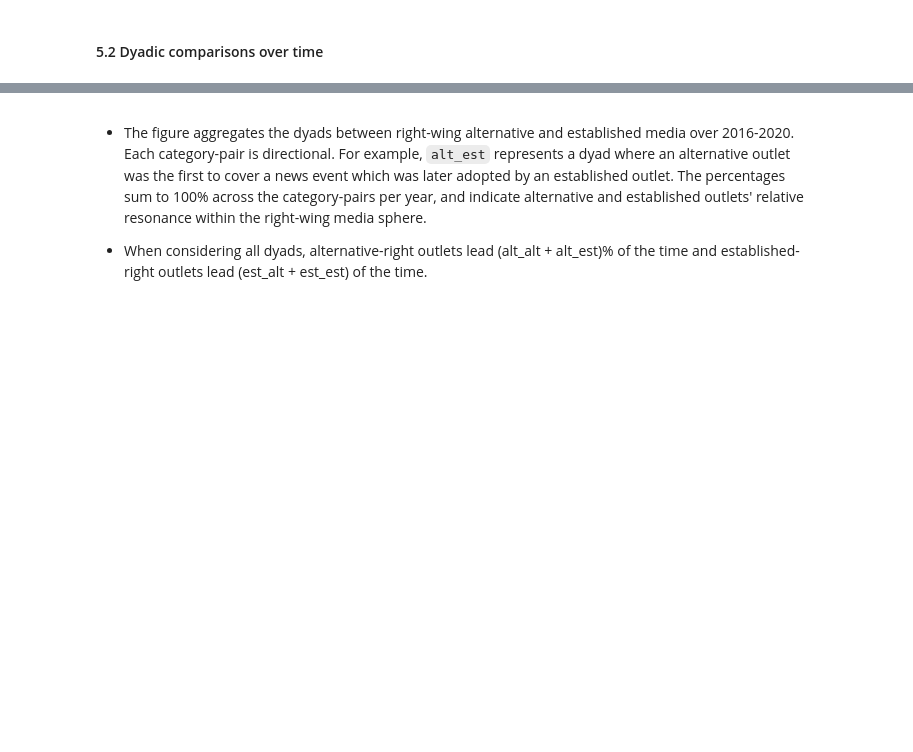
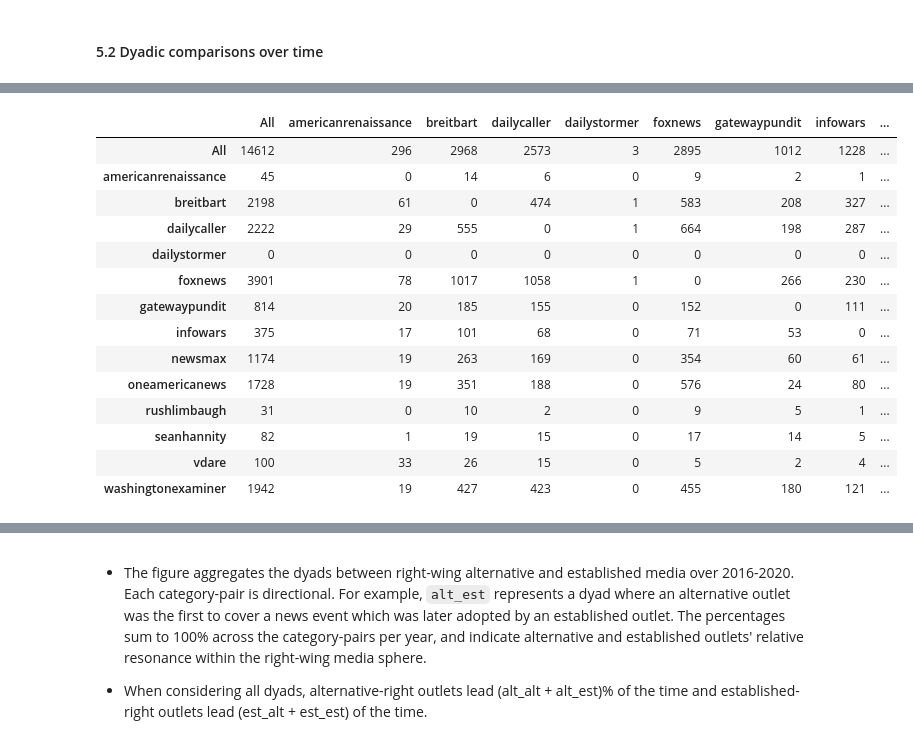
Before and after one commit to wlmwng/us-right-media, a Jupyter notebook: usrightmedia/code/09-analysis/01-newsevents-dyadic-comparison.ipynb, the cells around one changed output, grey strips where cells are left out. Cells and saved outputs as stored; diff of their text form; code cells hidden in the pictures; blank space fills up the shorter version.

```diff
--- a/usrightmedia/code/09-analysis/01-newsevents-dyadic-comparison.ipynb
+++ b/usrightmedia/code/09-analysis/01-newsevents-dyadic-comparison.ipynb
@@ -396,0 +488,18 @@ dyadic_count_ideo
+# %%
+dyadic_count_doctype_2019
+# %% [output]
+|  | All | americanrenaissance | breitbart | dailycaller | dailystormer | foxnews | gatewaypundit | infowars | ... |
+| All | 14612 | 296 | 2968 | 2573 | 3 | 2895 | 1012 | 1228 | ... |
+| americanrenaissance | 45 | 0 | 14 | 6 | 0 | 9 | 2 | 1 | ... |
+| breitbart | 2198 | 61 | 0 | 474 | 1 | 583 | 208 | 327 | ... |
+| dailycaller | 2222 | 29 | 555 | 0 | 1 | 664 | 198 | 287 | ... |
+| dailystormer | 0 | 0 | 0 | 0 | 0 | 0 | 0 | 0 | ... |
+| foxnews | 3901 | 78 | 1017 | 1058 | 1 | 0 | 266 | 230 | ... |
+| gatewaypundit | 814 | 20 | 185 | 155 | 0 | 152 | 0 | 111 | ... |
+| infowars | 375 | 17 | 101 | 68 | 0 | 71 | 53 | 0 | ... |
+| newsmax | 1174 | 19 | 263 | 169 | 0 | 354 | 60 | 61 | ... |
+| oneamericanews | 1728 | 19 | 351 | 188 | 0 | 576 | 24 | 80 | ... |
+| rushlimbaugh | 31 | 0 | 10 | 2 | 0 | 9 | 5 | 1 | ... |
+| seanhannity | 82 | 1 | 19 | 15 | 0 | 17 | 14 | 5 | ... |
+| vdare | 100 | 33 | 26 | 15 | 0 | 5 | 2 | 4 | ... |
+| washingtonexaminer | 1942 | 19 | 427 | 423 | 0 | 455 | 180 | 121 | ... |
```
Also changed, not shown: parts of 34 cells of this notebook.
